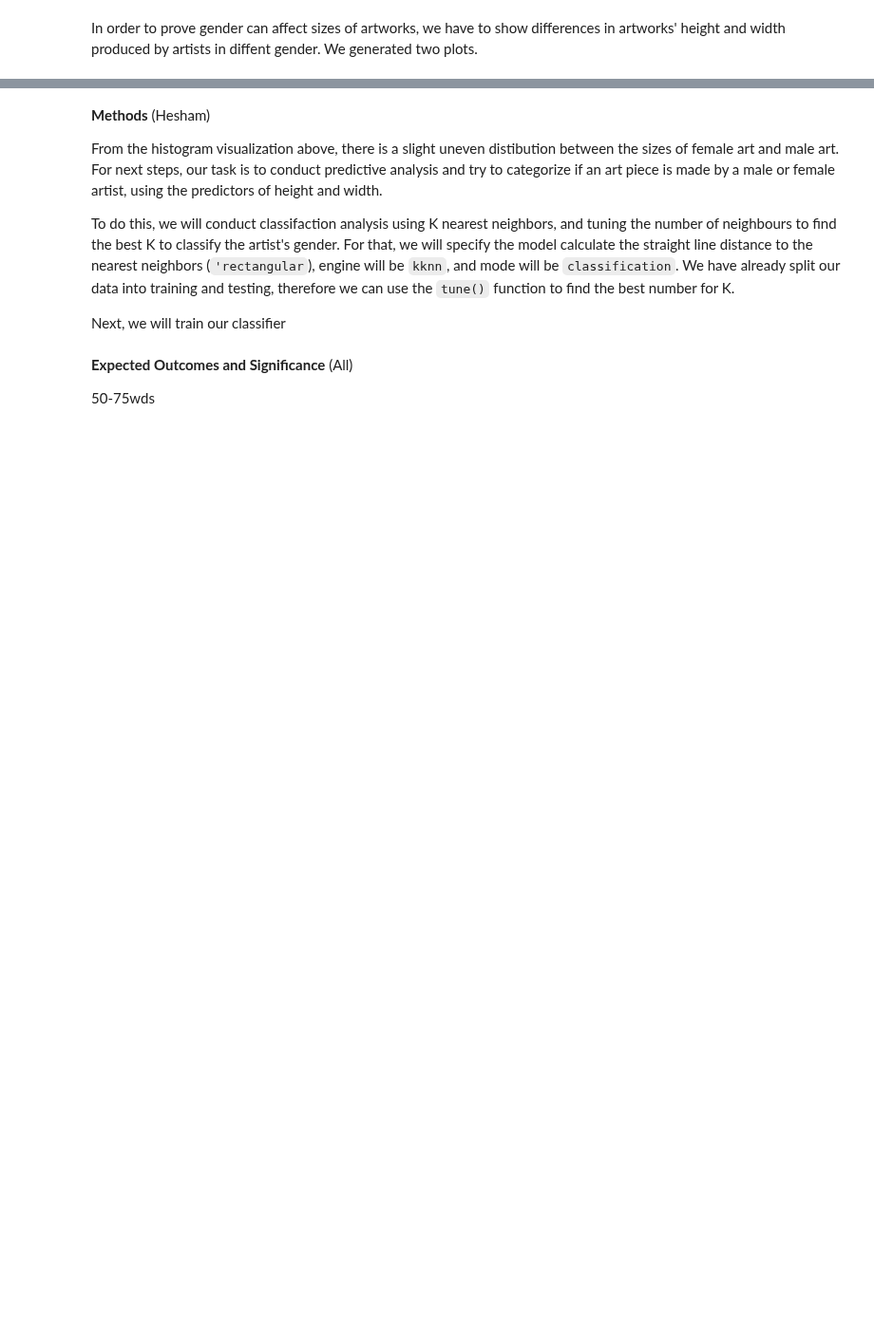
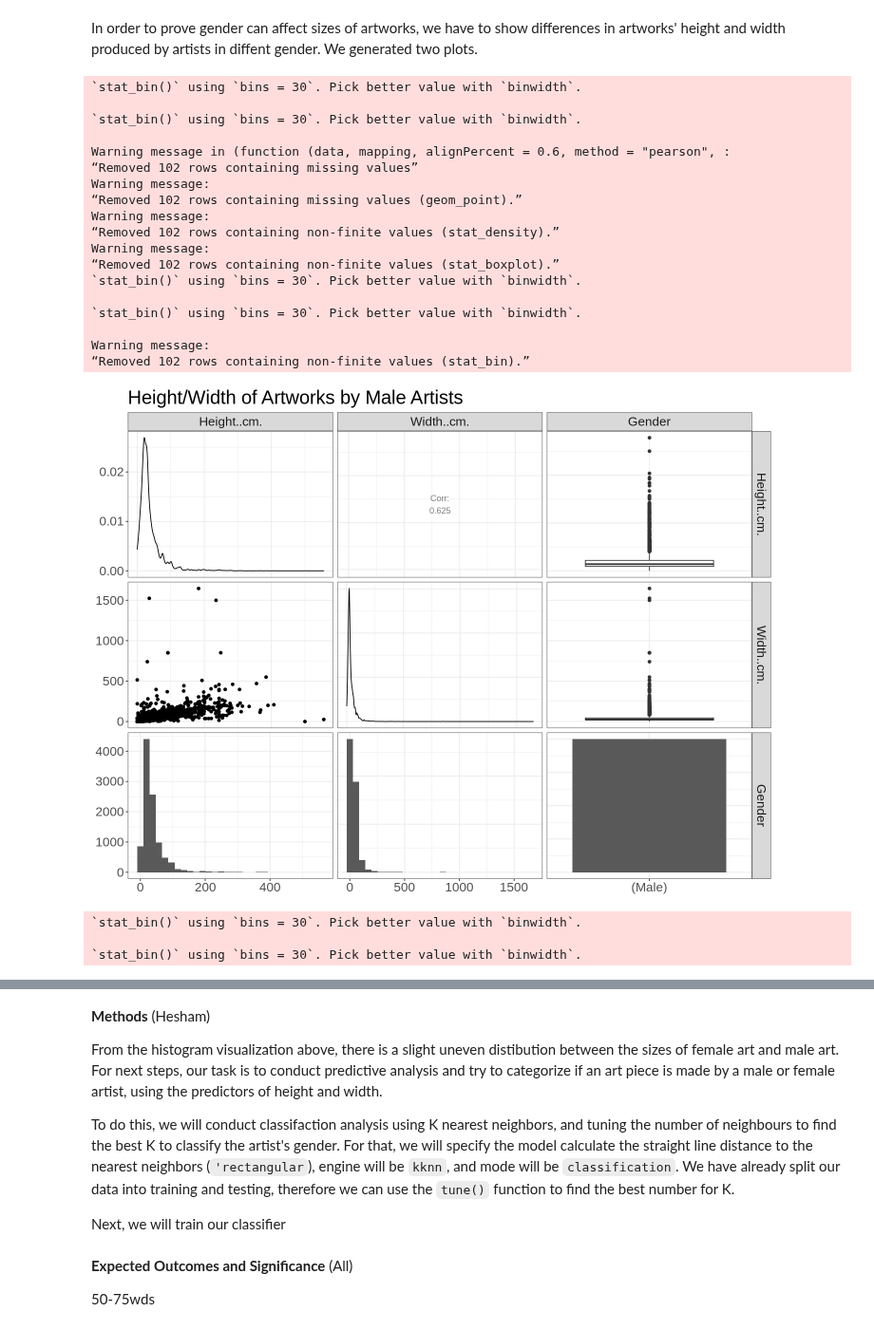
Before and after one commit to annekedresselhuis/DSCI-Group-Project, a Jupyter notebook: group_28_preliminary_analysis..ipynb, the cells around one changed output, grey strips where cells are left out. Shown at 95% size. Drawn from its saved outputs; the diff is of its cells as text; code cells hidden in the pictures; blank space fills up the shorter version.

Commit message:
created random samples of same amount of male and female

```diff
--- a/group_28_preliminary_analysis..ipynb
+++ b/group_28_preliminary_analysis..ipynb
@@ -135,10 +136,16 @@ artworks_both <- artworks_selected %>%
                     filter(Height..cm. != "NA") %>%
                    filter(Width..cm. != "NA")
 
+artworks_male_sample <- sample_n(artworks_male, 10000)
+artworks_male_sample
+artworks_female_sample <- sample_n(artworks_female, 10000)
+artworks_female_sample
+artworks_both_sample <- sample_n(artworks_both, 10000)
+artworks_both_sample
 
-
-nrow(artworks_male)
-nrow(artworks_female)
+nrow(artworks_male_sample)
+nrow(artworks_female_sample)
+nrow(artworks_both_sample)
 
 
 #about a 1:6 ratio of female to male
@@ -151,22 +216,45 @@ nrow(artworks_female)
 In order to prove gender can affect sizes of artworks, we have to show differences in artworks' height and width produced by artists in diffent gender. We generated two plots.
 # %%
 options(repr.plot.width = 12, repr.plot.height = 9)
-male_art_plot <- artworks_male %>%
+male_art_plot <- artworks_male_sample %>%
                  ggpairs(title = "Height/Width of Artworks by Male Artists")  +
                  theme_bw() +
                  theme(text = element_text(size = 20))
 
 male_art_plot
 
-female_art_plot <- artworks_female %>%
+female_art_plot <- artworks_female_sample %>%
                    ggpairs(title = "Height/Width of Artworks by Female Artists")  +
                    theme_bw() +
                    theme(text = element_text(size = 20))
 
 female_art_plot
 
-male_and_female_plot <- artworks_both %>%
-                   ggpairs(title = "Height/Width of Artworks by Female Artists")  +
+male_and_female_plot <- artworks_both_sample %>%
+                   ggpairs(title = "Height/Width of Artworks by Male and Female Artists")  +
                    theme_bw() +
                    theme(text = element_text(size = 20))
 male_and_female_plot
+# %% [output]
+`stat_bin()` using `bins = 30`. Pick better value with `binwidth`.
+
+`stat_bin()` using `bins = 30`. Pick better value with `binwidth`.
+
+Warning message in (function (data, mapping, alignPercent = 0.6, method = "pearson", :
+“Removed 102 rows containing missing values”
+Warning message:
+“Removed 102 rows containing missing values (geom_point).”
+Warning message:
+“Removed 102 rows containing non-finite values (stat_density).”
+Warning message:
+“Removed 102 rows containing non-finite values (stat_boxplot).”
+`stat_bin()` using `bins = 30`. Pick better value with `binwidth`.
+
+`stat_bin()` using `bins = 30`. Pick better value with `binwidth`.
+
+Warning message:
+“Removed 102 rows containing non-finite values (stat_bin).”
+[figure, added]
+`stat_bin()` using `bins = 30`. Pick better value with `binwidth`.
+
+`stat_bin()` using `bins = 30`. Pick better value with `binwidth`.
```
Also changed, not shown: parts of 3 cells of this notebook.
